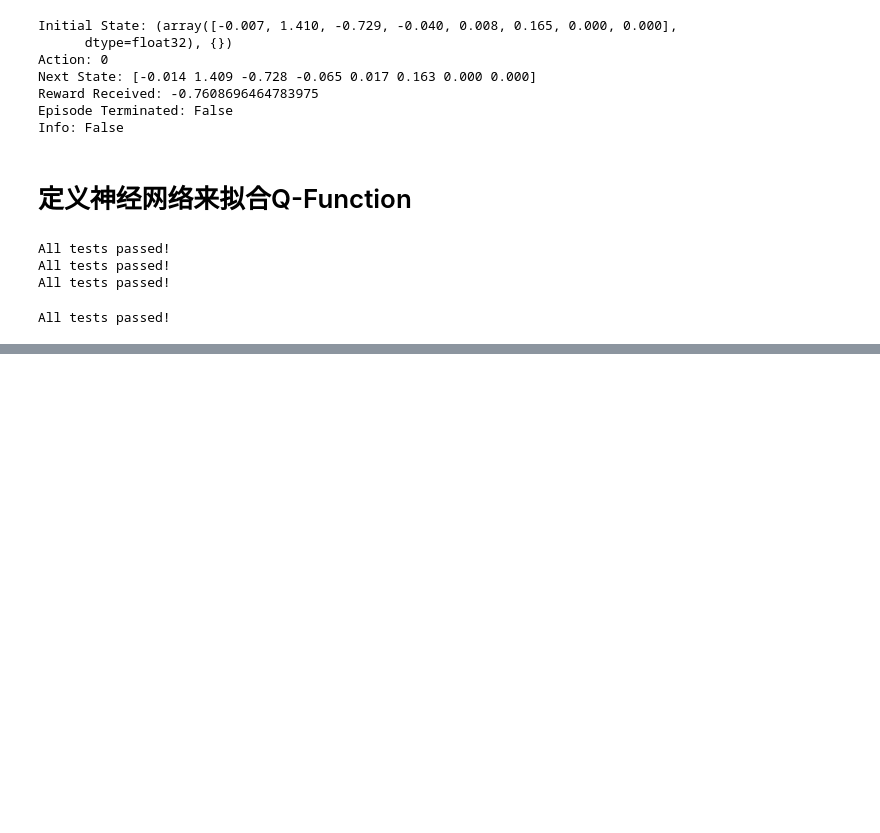
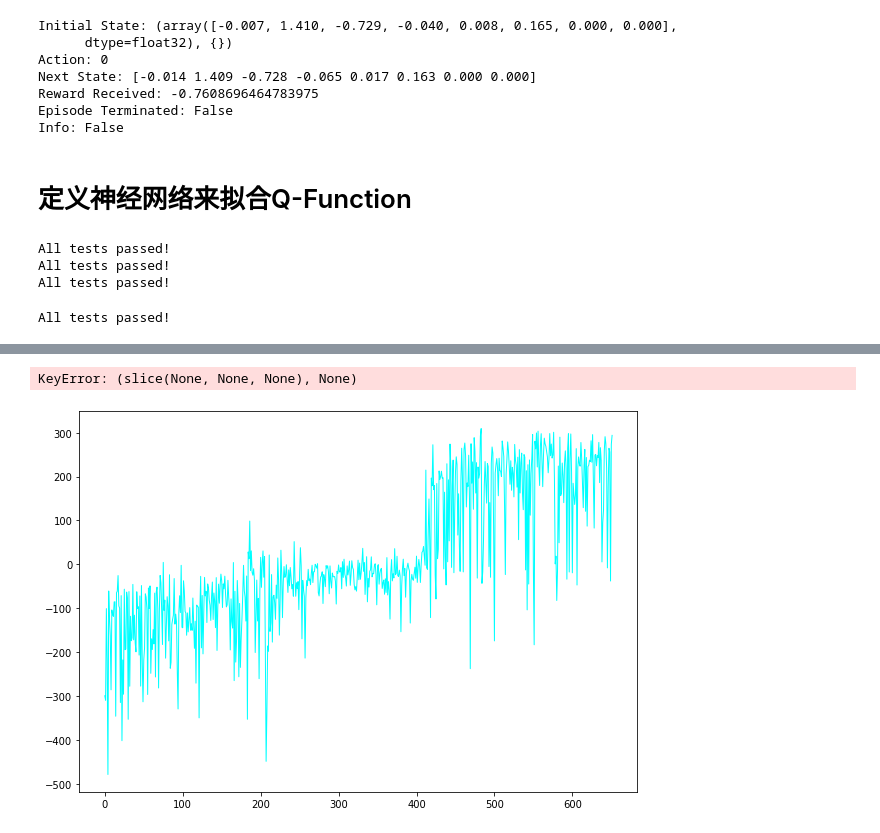
Before and after one commit to KwanWaiPang/draw_figure, a Jupyter notebook: 7.Reinforcement Learning/code.ipynb, the cells around one changed output, grey strips where cells are left out. Cells and saved outputs as stored; diff of their text form; code cells hidden in the pictures; blank space fills up the shorter version.

```diff
--- a/7.Reinforcement Learning/code.ipynb
+++ b/7.Reinforcement Learning/code.ipynb
@@ -309,0 +319,6 @@ Episode 249 | Total point average of the last 100 episodes: -78.997
+# %%
+# Plot the point history （可以看到优化的过程）
+utils.plot_history(total_point_history)
+# %% [output]
+KeyError: (slice(None, None, None), None)
+[figure, added]
```
Also changed, not shown: parts of 1 cell of this notebook, 1 other file.
